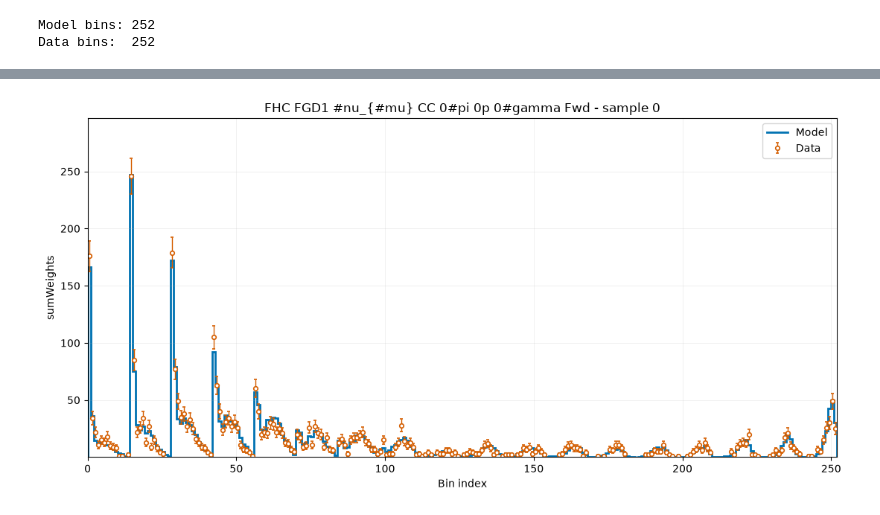
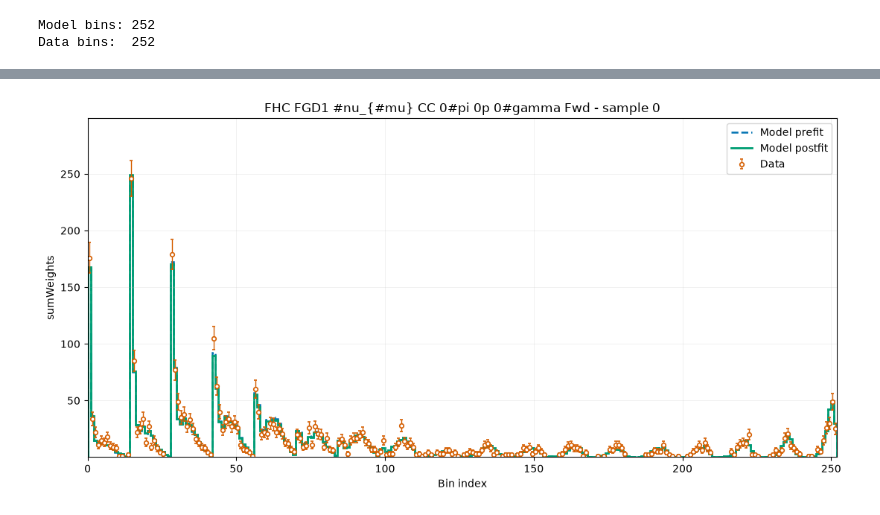
Before and after one commit to gundam-organization/gundam-python-interface, a Jupyter notebook: notebooks/02_plot_first_sample_histograms.ipynb, the cells around one changed output, grey strips where cells are left out. Drawn from its saved outputs; the diff is of its cells as text; code cells hidden in the pictures.

```diff
--- a/notebooks/02_plot_first_sample_histograms.ipynb
+++ b/notebooks/02_plot_first_sample_histograms.ipynb
@@ -77,15 +77,20 @@ gundam.initialize()
 # %%
 sampleIndex = 0
 
-modelSample = gundam.modelSamples[sampleIndex]
+prefitModelSample = gundam.modelSamples[sampleIndex]
 dataSample = gundam.dataSamples[sampleIndex]
 
-sampleName = modelSample.handle.getName()
-modelSumWeights = modelSample.sumWeights
-dataSumWeights = dataSample.sumWeights
+sampleName = prefitModelSample.handle.getName()
+prefitModelSumWeights = np.array(prefitModelSample.sumWeights, copy=True)
+dataSumWeights = np.array(dataSample.sumWeights, copy=True)
 
-print(f"Model bins: {modelSumWeights.shape[0]}")
+print(f"Model bins: {prefitModelSumWeights.shape[0]}")
 print(f"Data bins:  {dataSumWeights.shape[0]}")
 # %% [output]
 Model bins: 252
 Data bins:  252
+# %%
+bestFitLlh = gundam.minimize()
+postfitModelSumWeights = np.array(gundam.modelSamples[sampleIndex].sumWeights, copy=True)
+
+print(f"Best-fit LLH: {bestFitLlh:.8g}")
@@ -92,55 +115,75 @@ Data bins:  252
 # %%
-nBins = max(modelSumWeights.shape[0], dataSumWeights.shape[0])
+nBins = max(
+    prefitModelSumWeights.shape[0],
+    postfitModelSumWeights.shape[0],
+    dataSumWeights.shape[0],
+)
 binEdges = np.arange(nBins + 1)
 binCenters = binEdges[:-1] + 0.5
 
-modelPositive = np.pad(modelSumWeights > 0, (0, nBins - modelSumWeights.shape[0]))
+prefitPositive = np.pad(
+    prefitModelSumWeights > 0,
+    (0, nBins - prefitModelSumWeights.shape[0]),
+)
+postfitPositive = np.pad(
+    postfitModelSumWeights > 0,
+    (0, nBins - postfitModelSumWeights.shape[0]),
+)
 dataPositive = np.pad(dataSumWeights > 0, (0, nBins - dataSumWeights.shape[0]))
-nonEmptyBins = np.flatnonzero(modelPositive | dataPositive)
+nonEmptyBins = np.flatnonzero(prefitPositive | postfitPositive | dataPositive)
 dataMask = dataSumWeights > 0
 
 fig, ax = plt.subplots(figsize=(11, 5.5))
 
-modelColor = "#0072B2"
+prefitColor = "#0072B2"
+postfitColor = "#009E73"
 dataColor = "#D55E00"
 
 ax.stairs(
-    modelSumWeights,
-    binEdges[: modelSumWeights.shape[0] + 1],
-    label="Model",
-    color=modelColor,
+    np.where(prefitModelSumWeights > 0, prefitModelSumWeights, np.nan),
+    binEdges[: prefitModelSumWeights.shape[0] + 1],
+    label="Model prefit",
+    color=prefitColor,
+    linewidth=1.8,
+    linestyle="--",
+)
+ax.stairs(
+    np.where(postfitModelSumWeights > 0, postfitModelSumWeights, np.nan),
+    binEdges[: postfitModelSumWeights.shape[0] + 1],
+    label="Model postfit",
+    color=postfitColor,
     linewidth=2.0,
 )
 ax.errorbar(
     binCenters[: dataSumWeights.shape[0]][dataMask],
     dataSumWeights[dataMask],
     yerr=np.sqrt(dataSumWeights[dataMask]),
     fmt="o",
     color=dataColor,
     markerfacecolor="white",
     markeredgewidth=1.2,
     elinewidth=1.0,
     capsize=1.5,
     markersize=4,
     label="Data",
 )
 
 if nonEmptyBins.size:
     ax.set_xlim(max(0, nonEmptyBins.min() - 1), min(nBins, nonEmptyBins.max() + 2))
 
 positiveValues = np.concatenate([
-    modelSumWeights[modelSumWeights > 0],
+    prefitModelSumWeights[prefitModelSumWeights > 0],
+    postfitModelSumWeights[postfitModelSumWeights > 0],
     dataSumWeights[dataSumWeights > 0],
 ])
 if positiveValues.size:
     ax.set_ylim(positiveValues.min() * 0.1, positiveValues.max() * 1.2)
 
-# ax.set_yscale("log")
 ax.set_xlabel("Bin index")
 ax.set_ylabel("sumWeights")
 ax.set_title(f"{sampleName} - sample {sampleIndex}")
 ax.grid(alpha=0.25, which="both")
 ax.legend()
 fig.tight_layout()
 # %% [output]
-[figure, old version]
+[figure, new version]
```
Also changed, not shown: parts of 2 cells of this notebook.
